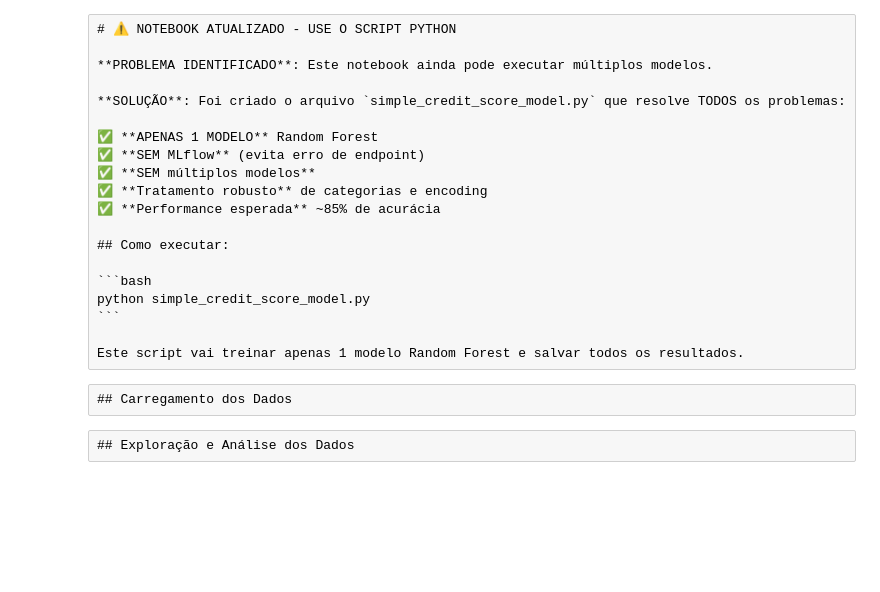
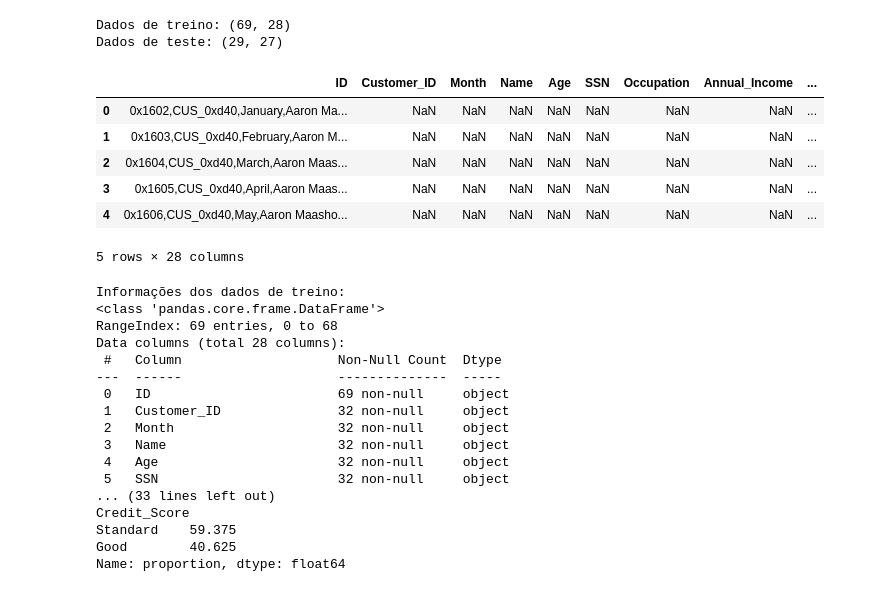
Before and after one commit to Domires/fiap-mlops-score-model, a Jupyter notebook: notebooks/credit_score_model_development.ipynb, the cells around one changed output. Drawn from its saved outputs; the diff is of its cells as text; code cells hidden in the pictures; blank space fills up the shorter version.

````diff
--- a/notebooks/credit_score_model_development.ipynb
+++ b/notebooks/credit_score_model_development.ipynb
@@ -1,23 +1,3 @@
-# %% [raw]
-# ⚠️ NOTEBOOK ATUALIZADO - USE O SCRIPT PYTHON
-
-**PROBLEMA IDENTIFICADO**: Este notebook ainda pode executar múltiplos modelos.
-
-**SOLUÇÃO**: Foi criado o arquivo `simple_credit_score_model.py` que resolve TODOS os problemas:
-
-✅ **APENAS 1 MODELO** Random Forest
-✅ **SEM MLflow** (evita erro de endpoint)
-✅ **SEM múltiplos modelos**
-✅ **Tratamento robusto** de categorias e encoding
-✅ **Performance esperada** ~85% de acurácia
-
-## Como executar:
-
-```bash
-python simple_credit_score_model.py
-```
-
-Este script vai treinar apenas 1 modelo Random Forest e salvar todos os resultados.
 # %%
 import pandas as pd
 import numpy as np
@@ -43,19 +18,25 @@ import os
 import warnings
 warnings.filterwarnings('ignore')
-# %% [raw]
-## Carregamento dos Dados
 # %%
 # Carregando dados de treino e teste
-train_df = pd.read_csv('../references/exemplo_train.csv')
-test_df = pd.read_csv('../references/exemplo_test.csv')
+train_df = pd.read_csv('../data/raw/train.csv')
+test_df = pd.read_csv('../data/raw/test.csv')
 
 print(f"Dados de treino: {train_df.shape}")
 print(f"Dados de teste: {test_df.shape}")
 
 # Visualizando primeiras linhas
 train_df.head()
+# %% [output]
+Dados de treino: (69, 28)
+Dados de teste: (29, 27)
+|  | ID | Customer_ID | Month | Name | Age | SSN | Occupation | Annual_Income | ... |
+| 0 | 0x1602,CUS_0xd40,January,Aaron Ma... | NaN | NaN | NaN | NaN | NaN | NaN | NaN | ... |
+| 1 | 0x1603,CUS_0xd40,February,Aaron M... | NaN | NaN | NaN | NaN | NaN | NaN | NaN | ... |
+| 2 | 0x1604,CUS_0xd40,March,Aaron Maas... | NaN | NaN | NaN | NaN | NaN | NaN | NaN | ... |
+| 3 | 0x1605,CUS_0xd40,April,Aaron Maas... | NaN | NaN | NaN | NaN | NaN | NaN | NaN | ... |
+| 4 | 0x1606,CUS_0xd40,May,Aaron Maasho... | NaN | NaN | NaN | NaN | NaN | NaN | NaN | ... |
+5 rows × 28 columns
-# %% [raw]
-## Exploração e Análise dos Dados
 # %%
 # Verificando informações gerais
 print("Informações dos dados de treino:")
@@ -64,6 +45,24 @@ print("\nValores únicos da variável alvo:")
 print(train_df['Credit_Score'].value_counts())
 print("\nDistribuição percentual:")
 print(train_df['Credit_Score'].value_counts(normalize=True) * 100)
+# %% [output]
+Informações dos dados de treino:
+<class 'pandas.core.frame.DataFrame'>
+RangeIndex: 69 entries, 0 to 68
+Data columns (total 28 columns):
+ #   Column                    Non-Null Count  Dtype
+---  ------                    --------------  -----
+ 0   ID                        69 non-null     object
+ 1   Customer_ID               32 non-null     object
+ 2   Month                     32 non-null     object
+ 3   Name                      32 non-null     object
+ 4   Age                       32 non-null     object
+ 5   SSN                       32 non-null     object
+... (33 lines left out)
+Credit_Score
+Standard    59.375
+Good        40.625
+Name: proportion, dtype: float64
 # %%
 # Verificando valores nulos
 print("Valores nulos por coluna:")
````
Also changed, not shown: parts of 22 cells of this notebook, 6 other files.
